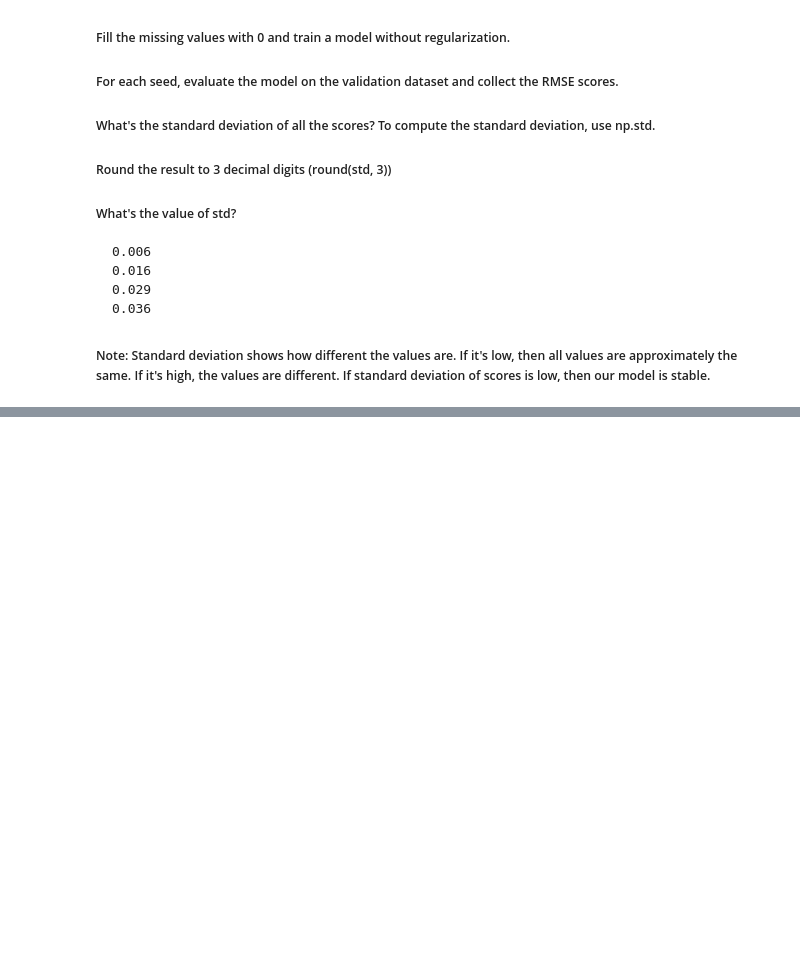
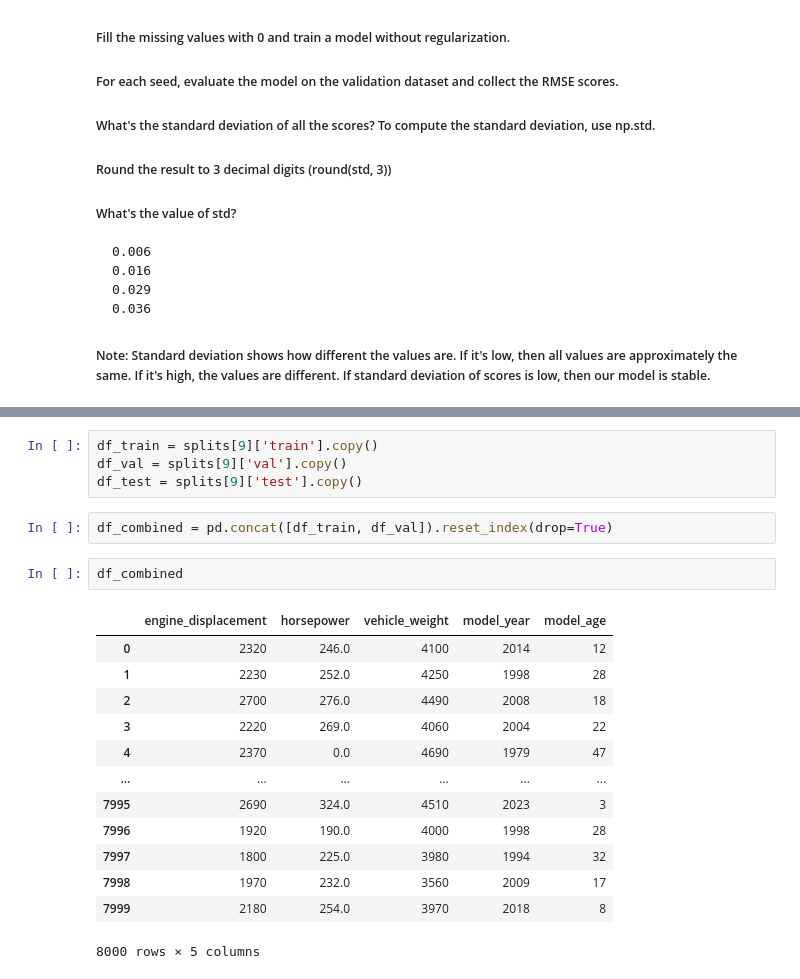
Before and after one commit to AdisaYunusa/ml-zoomcamp, a Jupyter notebook: 02-regression/Homework 2.ipynb, the cells around one changed output, grey strips where cells are left out. Saved outputs shown, nothing was run; the diff lists cells and outputs as text; blank space fills up the shorter version.

```diff
--- a/02-regression/Homework 2.ipynb
+++ b/02-regression/Homework 2.ipynb
@@ -588,0 +676,22 @@ Validation RMSE = 0.072
+# %%
+df_train = splits[9]['train'].copy()
+df_val = splits[9]['val'].copy()
+df_test = splits[9]['test'].copy()
+# %%
+df_combined = pd.concat([df_train, df_val]).reset_index(drop=True)
+# %%
+df_combined
+# %% [output]
+|  | engine_displacement | horsepower | vehicle_weight | model_year | model_age |
+| 0 | 2320 | 246.0 | 4100 | 2014 | 12 |
+| 1 | 2230 | 252.0 | 4250 | 1998 | 28 |
+| 2 | 2700 | 276.0 | 4490 | 2008 | 18 |
+| 3 | 2220 | 269.0 | 4060 | 2004 | 22 |
+| 4 | 2370 | 0.0 | 4690 | 1979 | 47 |
+| ... | ... | ... | ... | ... | ... |
+| 7995 | 2690 | 324.0 | 4510 | 2023 | 3 |
+| 7996 | 1920 | 190.0 | 4000 | 1998 | 28 |
+| 7997 | 1800 | 225.0 | 3980 | 1994 | 32 |
+| 7998 | 1970 | 232.0 | 3560 | 2009 | 17 |
+| 7999 | 2180 | 254.0 | 3970 | 2018 | 8 |
+8000 rows × 5 columns
```
Also changed, not shown: parts of 15 cells of this notebook.
